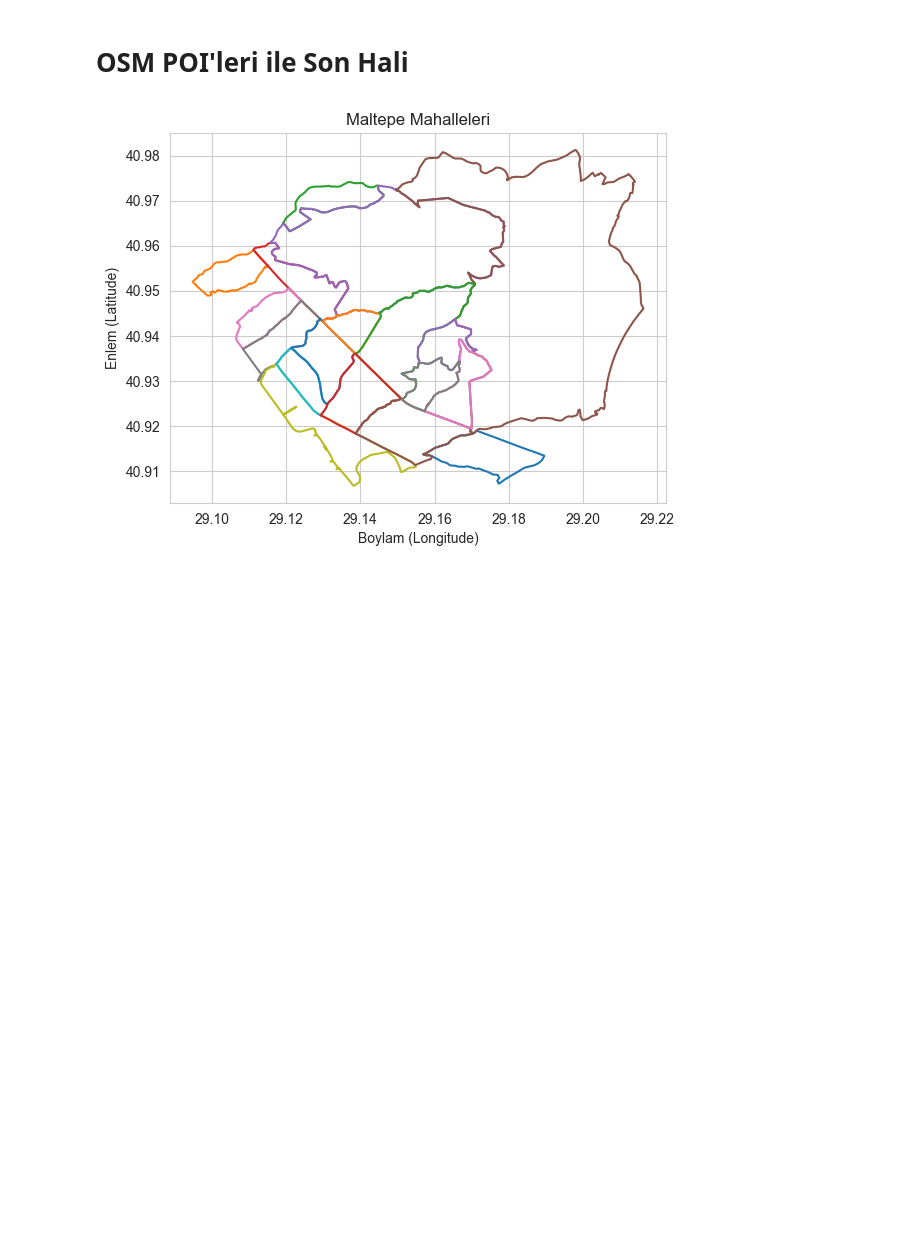
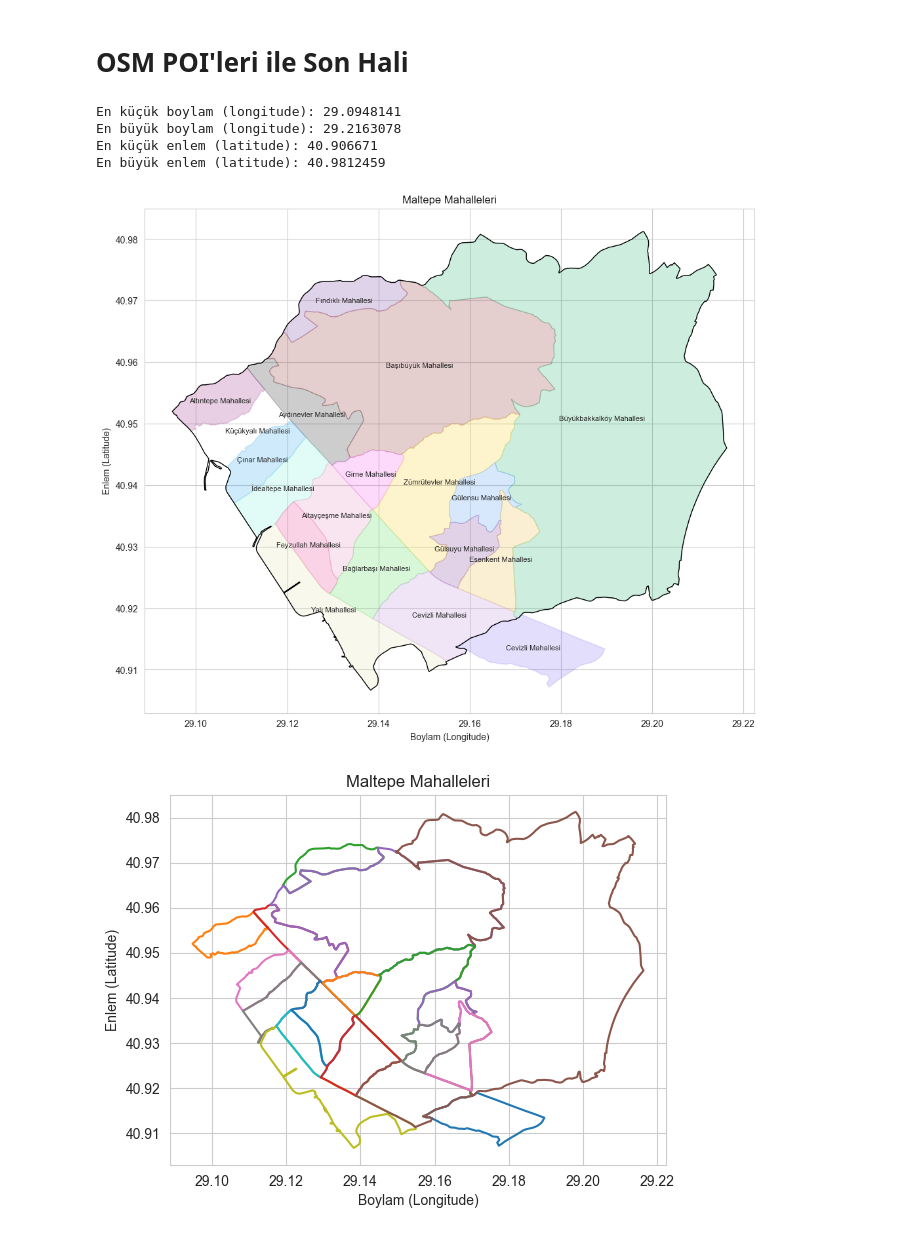
Before and after one commit to umutky/engineering_project, a Jupyter notebook: prepare_data.ipynb, the cells around one changed output. Cells and saved outputs as stored; diff of their text form; code cells hidden in the pictures; blank space fills up the shorter version.

```diff
--- a/prepare_data.ipynb
+++ b/prepare_data.ipynb
@@ -1336,6 +1336,23 @@ with open(dosya_yolu, "r", encoding="utf-8") as dosya:
 geojson_verisi["features"][11]
 
 maltepe_ilce_polygon = geojson_verisi["features"][11]['geometry']
+# %%
+# En küçük ve en büyük koordinatları bulma
+min_lon = min(coord[0] for coord in maltepe_ilce_polygon['coordinates'][0])
+max_lon = max(coord[0] for coord in maltepe_ilce_polygon['coordinates'][0])
+min_lat = min(coord[1] for coord in maltepe_ilce_polygon['coordinates'][0])
+max_lat = max(coord[1] for coord in maltepe_ilce_polygon['coordinates'][0])
+
+# Uç noktaları yazdırma
+print("En küçük boylam (longitude):", min_lon)
+print("En büyük boylam (longitude):", max_lon)
+print("En küçük enlem (latitude):", min_lat)
+print("En büyük enlem (latitude):", max_lat)
+# %% [output]
+En küçük boylam (longitude): 29.0948141
+En büyük boylam (longitude): 29.2163078
+En küçük enlem (latitude): 40.906671
+En büyük enlem (latitude): 40.9812459
 # %%
 # Mahalle sinirlari
 import json
@@ -1374,6 +1391,53 @@ for mahalle in maltepe_mahalle:
         if min_lon <= lon <= max_lon and min_lat <= lat <= max_lat:
             maltepe_mahalle_filtreli.append(mahalle)
             break  # Sadece bir kere eklemek için
+# %%
+import matplotlib.pyplot as plt
+from shapely.geometry import Polygon
+from matplotlib.patches import Patch
+import random
+
+# Grafik nesnesini oluşturma
+fig, ax = plt.subplots(figsize=(12,10))
+
+maltepe_ilce_cek = Polygon(maltepe_ilce_polygon['coordinates'][0])
+x, y = maltepe_ilce_cek.exterior.xy
+ax.plot(x, y, color='black', linewidth=1)  # Kalınlığı 1 olan siyah bir çizgi
+
+# Her bir mahalle için geometriyi dolgulu olarak gösterme
+handles = []  # Legend için etiketleri ve renkleri saklamak için bir liste
+for mahalle_verisi in maltepe_mahalle_filtreli:
+    coordinates = mahalle_verisi['geometry']['coordinates'][0]
+    polygon = Polygon(coordinates)
+    x, y = polygon.exterior.xy
+
+    # Rastgele bir renk seçme
+    renk = (random.random(), random.random(), random.random())  # Rastgele RGB renk üretme
+    ax.fill(x, y, color=renk, alpha=0.2)
+
+    # Mahalle ismini etiket olarak ekleme
+    centroid = polygon.centroid
+    plt.text(centroid.x, centroid.y, mahalle_verisi['properties']['name'], fontsize=8, ha='center', va='center')
+
+    # Legend için etiketleri ve renkleri saklama
+    handles.append(Patch(color=renk, label=mahalle_verisi['properties']['name']))
+
+
+# Küçükyalı Mahallesi'nin koordinatları
+kucukyali_coordinate = [40.94875, 29.11350]
+kucukyali_name = 'Küçükyalı Mahallesi'
+
+plt.text(kucukyali_coordinate[1], kucukyali_coordinate[0], kucukyali_name, fontsize=8, ha='center', va='center')
+
+# Grafiği gösterme
+plt.title('Maltepe Mahalleleri')
+plt.xlabel('Boylam (Longitude)')
+plt.ylabel('Enlem (Latitude)')
+plt.grid(True)
+
+plt.show()
+# %% [output]
+[figure, added]
 # %%
 import matplotlib.pyplot as plt
 from shapely.geometry import Polygon
```
Also changed, not shown: parts of 14 cells of this notebook.
